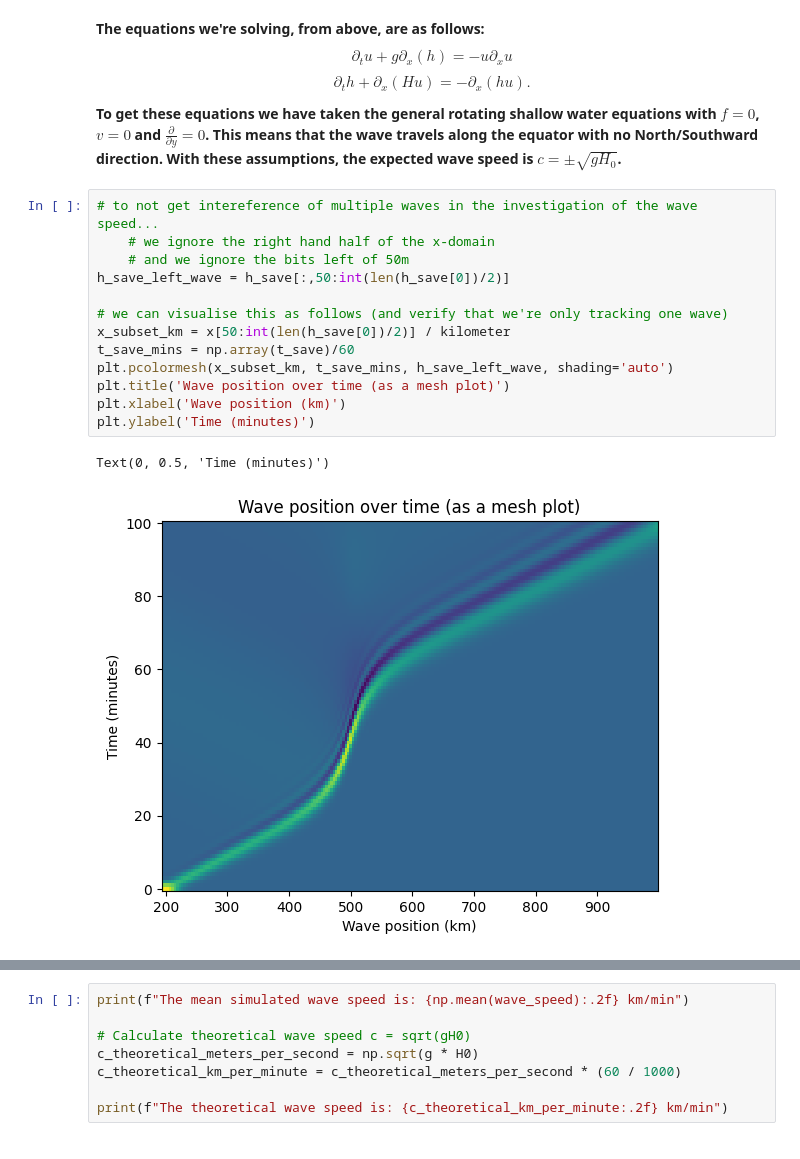
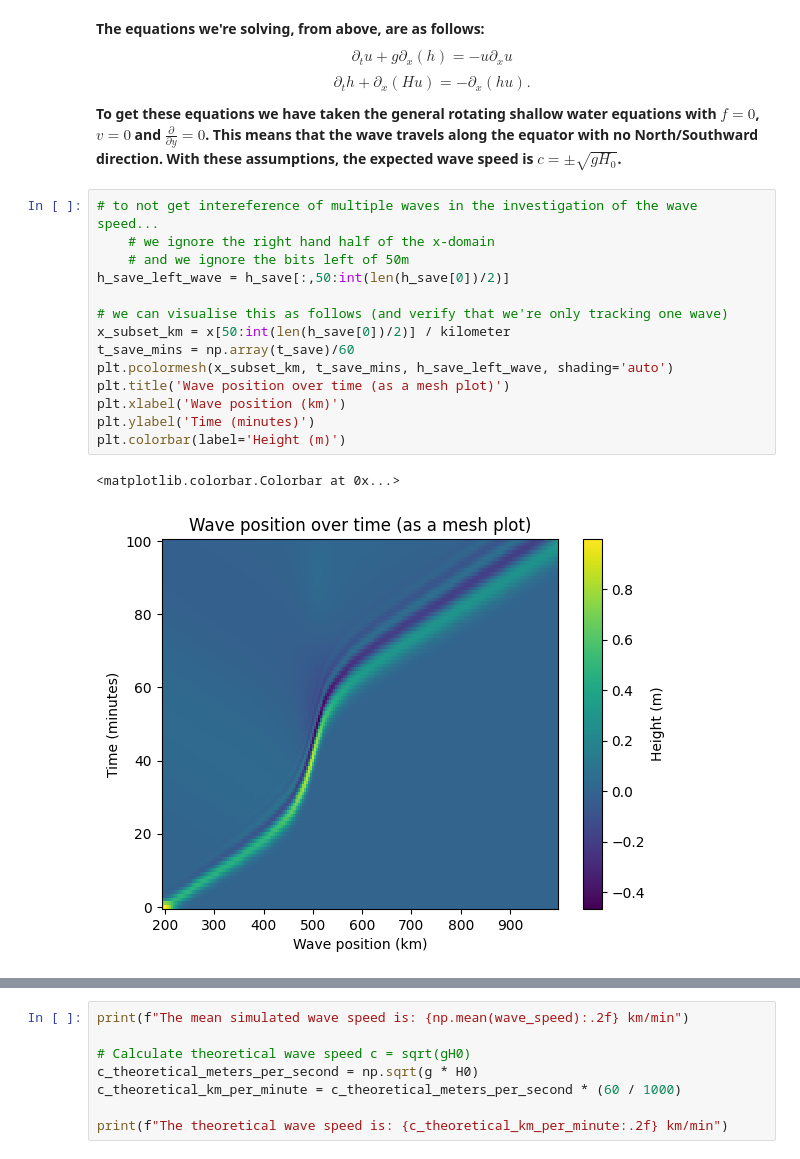
Before and after one commit to isabelgilchristmiller/QCES, a Jupyter notebook: Project3_tsunami.ipynb, the cells around one changed output, grey strips where cells are left out. Cells and saved outputs as stored; diff of their text form.

```diff
--- a/Project3_tsunami.ipynb
+++ b/Project3_tsunami.ipynb
@@ -258,19 +259,20 @@ $$ \partial_t h + \partial_x(Hu) = -\partial_x(hu).$$
 # %%
 # to not get intereference of multiple waves in the investigation of the wave speed...
     # we ignore the right hand half of the x-domain
     # and we ignore the bits left of 50m
 h_save_left_wave = h_save[:,50:int(len(h_save[0])/2)]
 
 # we can visualise this as follows (and verify that we're only tracking one wave)
 x_subset_km = x[50:int(len(h_save[0])/2)] / kilometer
 t_save_mins = np.array(t_save)/60
 plt.pcolormesh(x_subset_km, t_save_mins, h_save_left_wave, shading='auto')
 plt.title('Wave position over time (as a mesh plot)')
 plt.xlabel('Wave position (km)')
 plt.ylabel('Time (minutes)')
+plt.colorbar(label='Height (m)')
 # %% [output]
-Text(0, 0.5, 'Time (minutes)')
+<matplotlib.colorbar.Colorbar at 0x...>
-[figure, old version]
+[figure, new version]
 # %%
 # then, to work out the wave speed, we must track the point of maximum wave height
 h_max_coordinate = x[np.argmax(h_save_left_wave, axis=1)]
```
Also changed, not shown: parts of 17 cells of this notebook.
